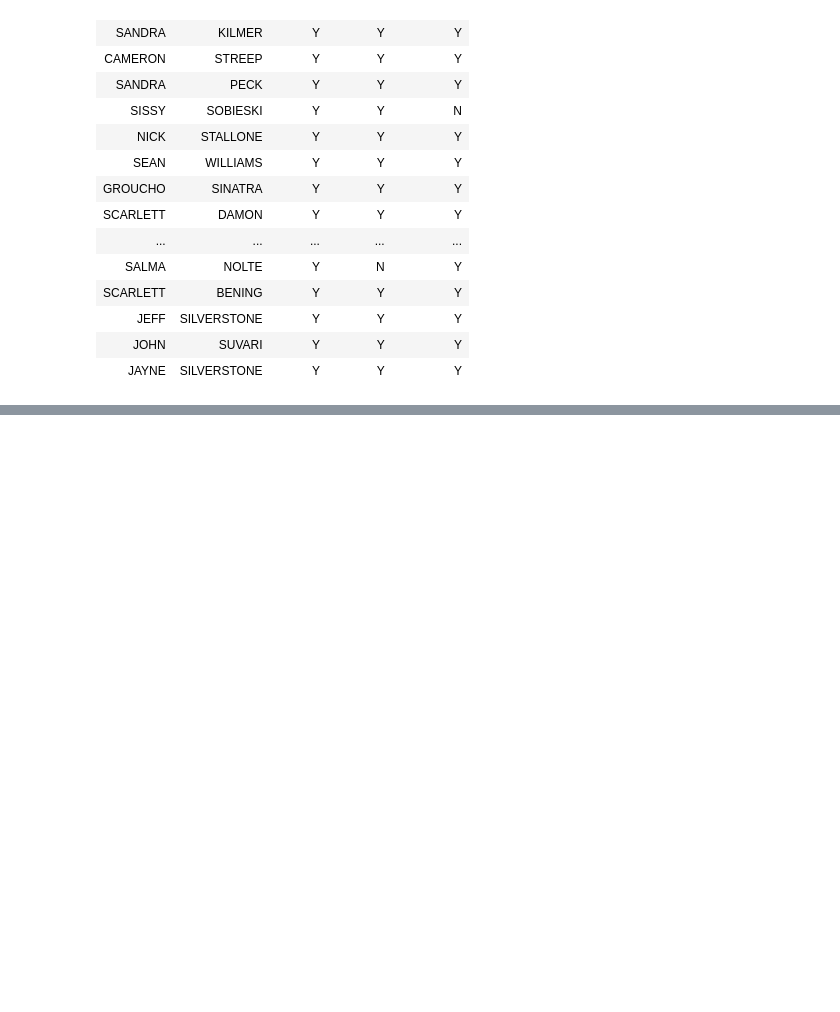
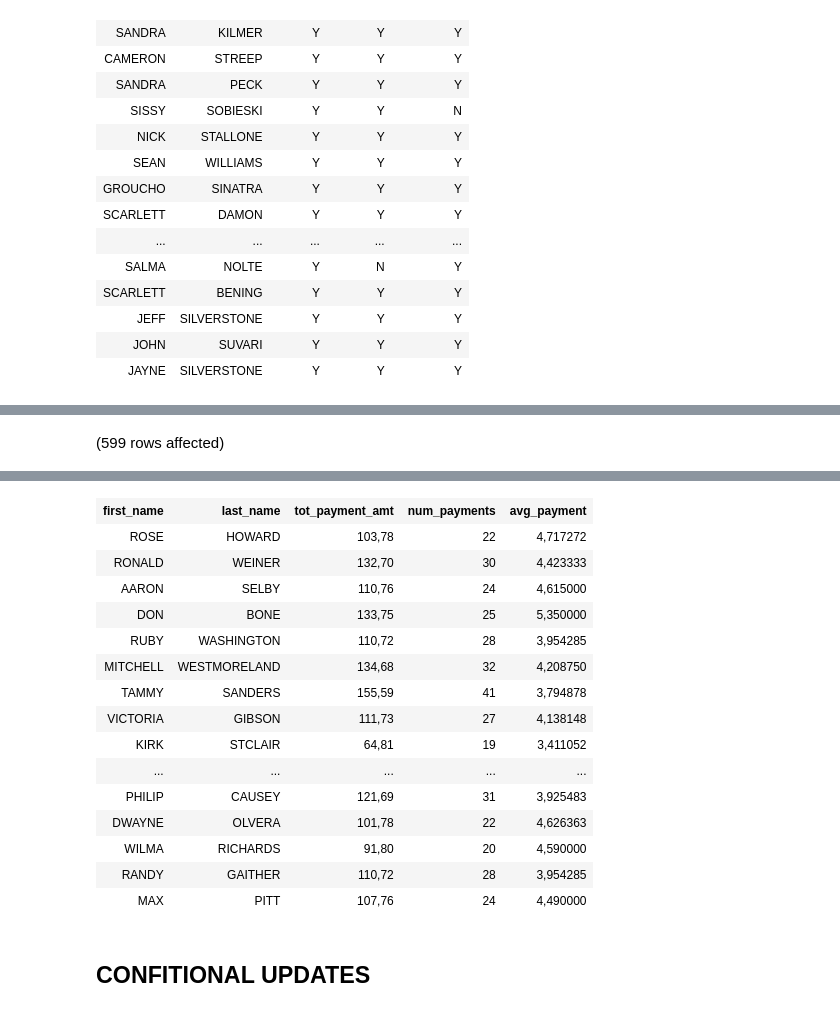
Before and after one commit to ferreira-mr/livroLearningSQL_AlanBeaulieu, a Jupyter notebook: chapter11_ConditionalLogic.ipynb, the cells around one changed output, grey strips where cells are left out. Drawn from its saved outputs; the diff is of its cells as text; code cells hidden in the pictures; blank space fills up the shorter version.

```diff
--- a/chapter11_ConditionalLogic.ipynb
+++ b/chapter11_ConditionalLogic.ipynb
@@ -119,0 +160,14 @@ Total execution time: 00:00:00.026
+# %%
+SELECT c.first_name, c.last_name,
+    sum(p.amount) tot_payment_amt,
+    count(p.amount) num_payments,
+    sum(p.amount) /
+        CASE WHEN count(p.amount) = 0 THEN 1
+            ELSE count(p.amount)
+        END avg_payment
+FROM customer c
+    LEFT OUTER JOIN payment p
+    ON c.customer_id = p.customer_id
+GROUP BY c.first_name, c.last_name;
+# %% [output]
+(599 rows affected)
@@ -119,0 +175,18 @@ Total execution time: 00:00:00.026
+| first_name | last_name | tot_payment_amt | num_payments | avg_payment |
+| ROSE | HOWARD | 103,78 | 22 | 4,717272 |
+| RONALD | WEINER | 132,70 | 30 | 4,423333 |
+| AARON | SELBY | 110,76 | 24 | 4,615000 |
+| DON | BONE | 133,75 | 25 | 5,350000 |
+| RUBY | WASHINGTON | 110,72 | 28 | 3,954285 |
+| MITCHELL | WESTMORELAND | 134,68 | 32 | 4,208750 |
+| TAMMY | SANDERS | 155,59 | 41 | 3,794878 |
+| VICTORIA | GIBSON | 111,73 | 27 | 4,138148 |
+| KIRK | STCLAIR | 64,81 | 19 | 3,411052 |
+| ... | ... | ... | ... | ... |
+| PHILIP | CAUSEY | 121,69 | 31 | 3,925483 |
+| DWAYNE | OLVERA | 101,78 | 22 | 4,626363 |
+| WILMA | RICHARDS | 91,80 | 20 | 4,590000 |
+| RANDY | GAITHER | 110,72 | 28 | 3,954285 |
+| MAX | PITT | 107,76 | 24 | 4,490000 |
+# %% [markdown]
+## CONFITIONAL UPDATES
```
Also changed, not shown: parts of 7 cells of this notebook, 5 other files.
